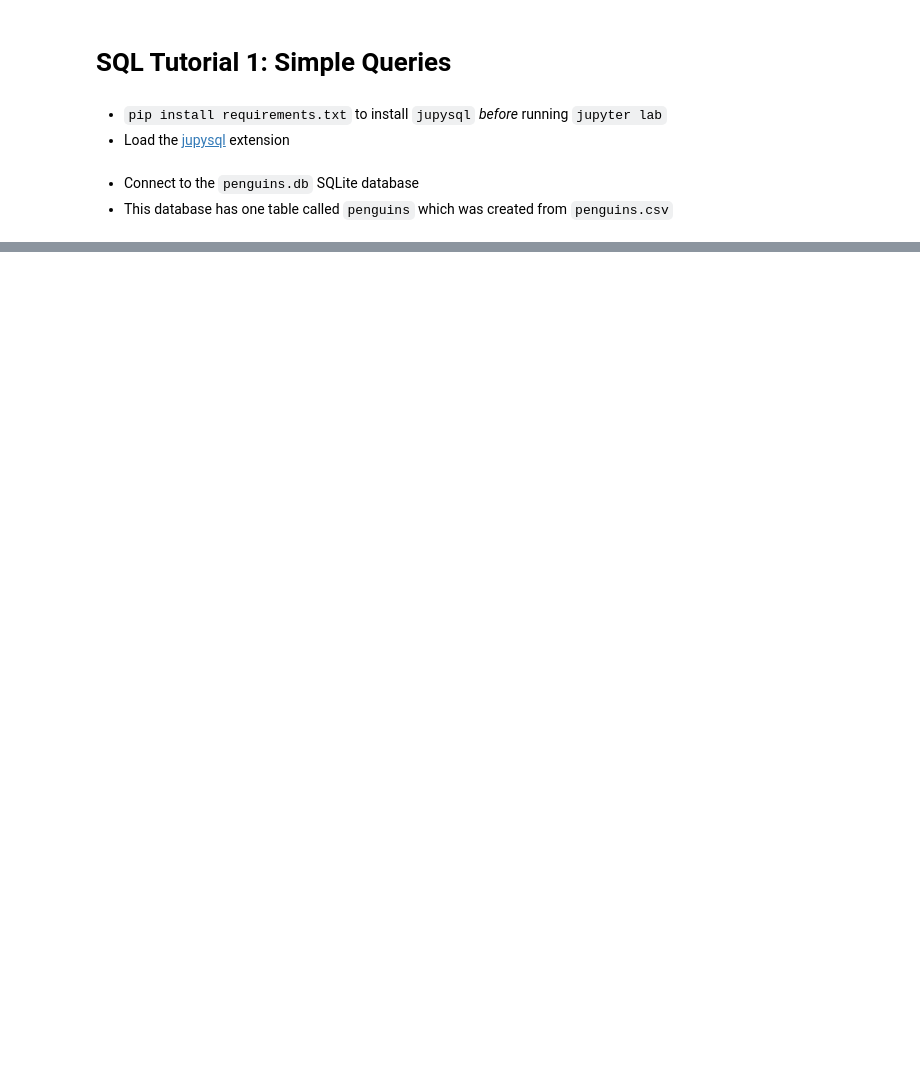
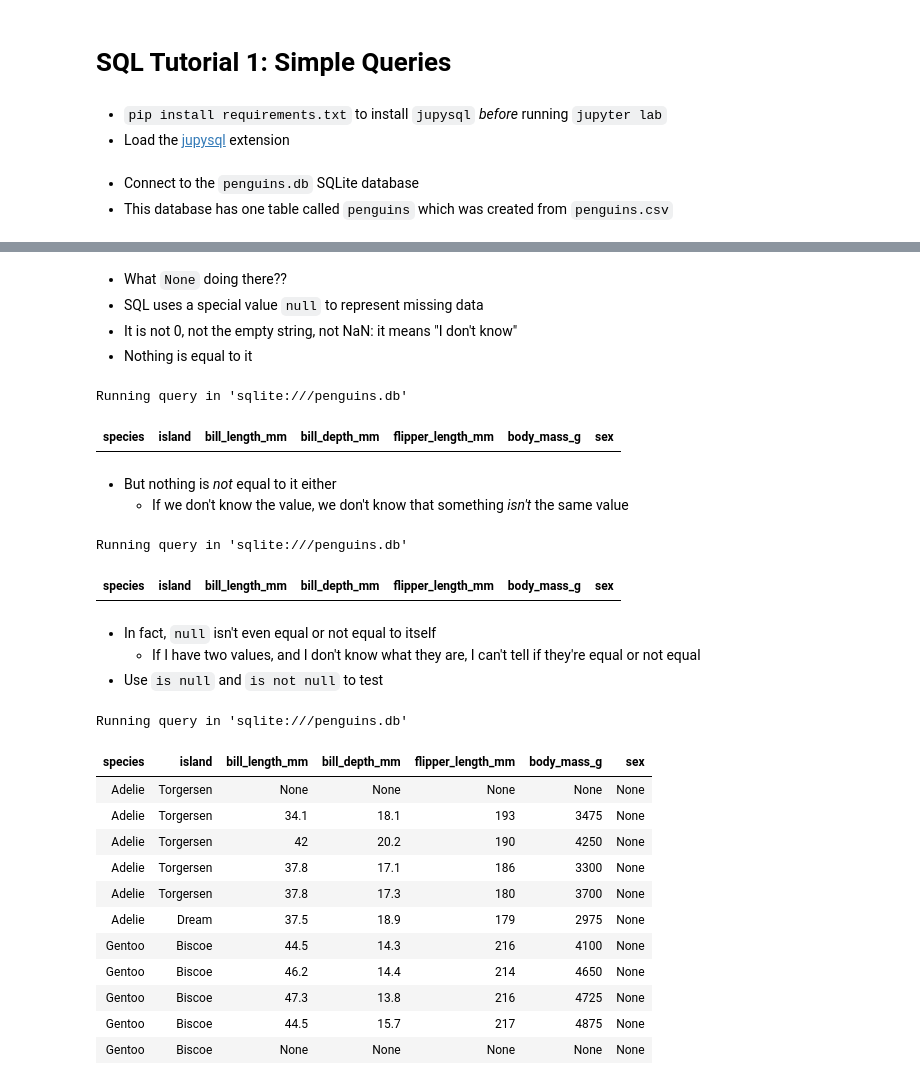
Before and after one commit to gvwilson/sql-tutorial, a Jupyter notebook: tutorial-01.ipynb, the cells around one changed output, grey strips where cells are left out. Drawn from its saved outputs; the diff is of its cells as text; code cells hidden in the pictures; blank space fills up the shorter version.

```diff
--- a/tutorial-01.ipynb
+++ b/tutorial-01.ipynb
@@ -36,0 +230,47 @@ Truncated to displaylimit of 10.
+# %% [markdown]
+- What `None` doing there??
+- SQL uses a special value `null` to represent missing data
+- It is not 0, not the empty string, not NaN: it means "I don't know"
+- Nothing is equal to it
+# %%
+%%sql
+select *
+from penguins
+where sex == null;
+# %% [output]
+Running query in 'sqlite:///penguins.db'
+| species | island | bill_length_mm | bill_depth_mm | flipper_length_mm | body_mass_g | sex |
+# %% [markdown]
+- But nothing is *not* equal to it either
+  - If we don't know the value, we don't know that something *isn't* the same value
+# %%
+%%sql
+select *
+from penguins
+where sex != null;
+# %% [output]
+Running query in 'sqlite:///penguins.db'
+| species | island | bill_length_mm | bill_depth_mm | flipper_length_mm | body_mass_g | sex |
+# %% [markdown]
+- In fact, `null` isn't even equal or not equal to itself
+  - If I have two values, and I don't know what they are, I can't tell if they're equal or not equal
+- Use `is null` and `is not null` to test
+# %%
+%%sql
+select *
+from penguins
+where sex is null;
+# %% [output]
+Running query in 'sqlite:///penguins.db'
+| species | island | bill_length_mm | bill_depth_mm | flipper_length_mm | body_mass_g | sex |
+| Adelie | Torgersen | None | None | None | None | None |
+| Adelie | Torgersen | 34.1 | 18.1 | 193 | 3475 | None |
+| Adelie | Torgersen | 42 | 20.2 | 190 | 4250 | None |
+| Adelie | Torgersen | 37.8 | 17.1 | 186 | 3300 | None |
+| Adelie | Torgersen | 37.8 | 17.3 | 180 | 3700 | None |
+| Adelie | Dream | 37.5 | 18.9 | 179 | 2975 | None |
+| Gentoo | Biscoe | 44.5 | 14.3 | 216 | 4100 | None |
+| Gentoo | Biscoe | 46.2 | 14.4 | 214 | 4650 | None |
+| Gentoo | Biscoe | 47.3 | 13.8 | 216 | 4725 | None |
+| Gentoo | Biscoe | 44.5 | 15.7 | 217 | 4875 | None |
+| Gentoo | Biscoe | None | None | None | None | None |
```
Also changed, not shown: parts of 27 cells of this notebook, 2 other files.
